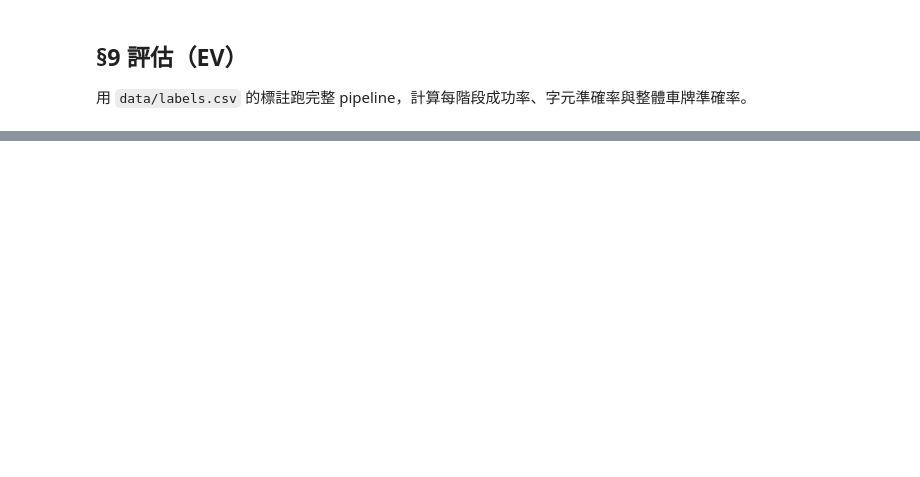
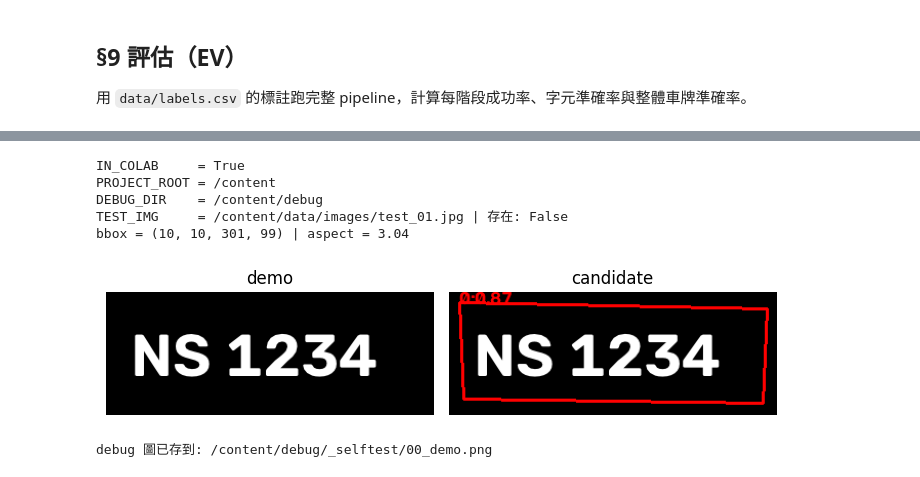
Before and after one commit to angus1244/cis342, a Jupyter notebook: project/colab_manually_sync/CIS342_Group6_Project_LPR.ipynb, the cells around one changed output, grey strips where cells are left out. Drawn from its saved outputs; the diff is of its cells as text; code cells hidden in the pictures; blank space fills up the shorter version.

Commit message:
chore: 同步 Colab 交付版 notebook 運行結果

```diff
--- a/project/colab_manually_sync/CIS342_Group6_Project_LPR.ipynb
+++ b/project/colab_manually_sync/CIS342_Group6_Project_LPR.ipynb
@@ -1566,0 +949,27 @@ else:
+# %%
+# ==== [S0-1] 共用 import 與環境旗標 ====
+import os
+import sys
+import json
+import re
+import time
+import shutil
+import random
+import zipfile
+import tempfile
+import hashlib
+import urllib.request
+from dataclasses import dataclass, field
+from typing import List, Tuple, Optional, Dict, Any
+
+import cv2
+import numpy as np
+import matplotlib.pyplot as plt
+import pandas as pd
+
+IN_COLAB = 'google.colab' in sys.modules
+
+print('IN_COLAB', IN_COLAB)
+print('Python', sys.version.split()[0])
+print('OpenCV', cv2.__version__)
+print('NumPy ', np.__version__)
@@ -1566,0 +1163,24 @@ else:
+# %%
+# --- self test: S0 環境檢查（不需要任何資料檔就能跑）---
+print('IN_COLAB     =', IN_COLAB)
+print('PROJECT_ROOT =', PROJECT_ROOT)
+print('DEBUG_DIR    =', DEBUG_DIR)
+print('TEST_IMG     =', TEST_IMG, '| 存在:', os.path.exists(TEST_IMG))
+
+demo = np.zeros((120, 320, 3), np.uint8)
+cv2.putText(demo, 'NS 1234', (24, 82), cv2.FONT_HERSHEY_SIMPLEX, 2, (255, 255, 255), 4)
+q = np.float32([[10, 10], [310, 16], [306, 108], [14, 104]])
+cand = Candidate(q, score=0.87, source='demo')
+print('bbox =', cand.bbox, '| aspect =', round(cand.aspect, 2))
+show(demo, draw_candidates(demo, [cand]), titles=['demo', 'candidate'], cols=2, size=3.5)
+
+p = save_stage('_selftest', '00_demo', draw_candidates(demo, [cand]))
+print('debug 圖已存到:', p)
+# %% [output]
+IN_COLAB     = True
+PROJECT_ROOT = /content
+DEBUG_DIR    = /content/debug
+TEST_IMG     = /content/data/images/test_01.jpg | 存在: False
+bbox = (10, 10, 301, 99) | aspect = 3.04
+[figure, added]
+debug 圖已存到: /content/debug/_selftest/00_demo.png
```
Also changed, not shown: parts of 96 cells of this notebook.
